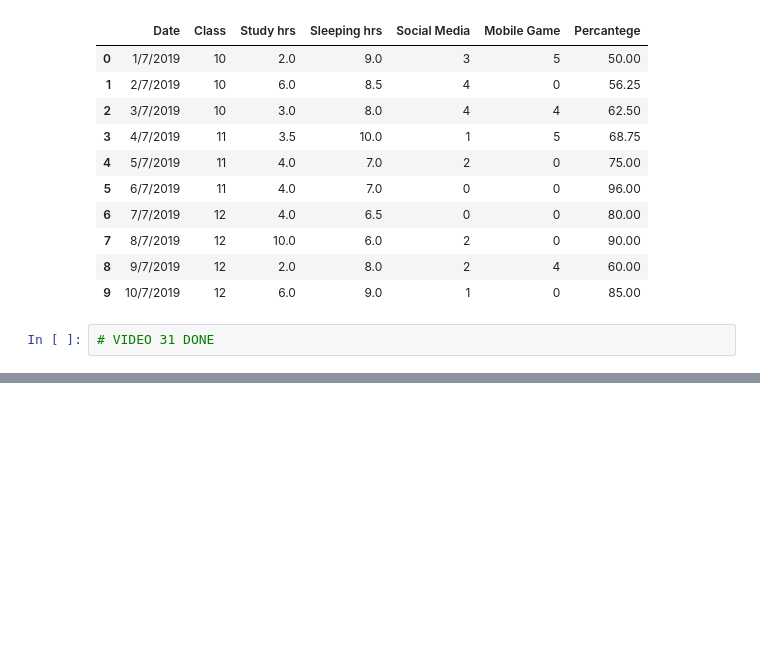
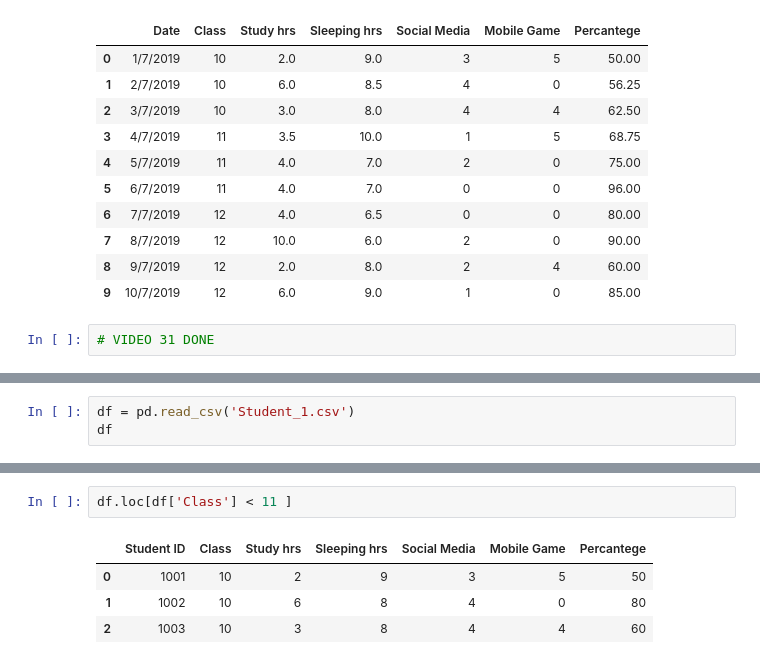
Before and after one commit to Shantonu-Acharjee/All-Gide-Bank, a Jupyter notebook: ARTIFICIAL_INTELLIGENCE_Gide_Bank/MACHINE_LEARNING_GIDE_BANK/PANDAS/Pandas_Gide.ipynb, the cells around one changed output, grey strips where cells are left out. Drawn from its saved outputs; the diff is of its cells as text; blank space fills up the shorter version.

```diff
--- a/ARTIFICIAL_INTELLIGENCE_Gide_Bank/MACHINE_LEARNING_GIDE_BANK/PANDAS/Pandas_Gide.ipynb
+++ b/ARTIFICIAL_INTELLIGENCE_Gide_Bank/MACHINE_LEARNING_GIDE_BANK/PANDAS/Pandas_Gide.ipynb
@@ -2177,0 +2181,3 @@ df
+# %%
+df = pd.read_csv('Student_1.csv')
+df
@@ -2177,0 +2280,7 @@ df
+# %%
+df.loc[df['Class'] < 11 ]
+# %% [output]
+|  | Student ID | Class | Study hrs | Sleeping hrs | Social Media | Mobile Game | Percantege |
+| 0 | 1001 | 10 | 2 | 9 | 3 | 5 | 50 |
+| 1 | 1002 | 10 | 6 | 8 | 4 | 0 | 80 |
+| 2 | 1003 | 10 | 3 | 8 | 4 | 4 | 60 |
```
Also changed, not shown: parts of 20 cells of this notebook.
